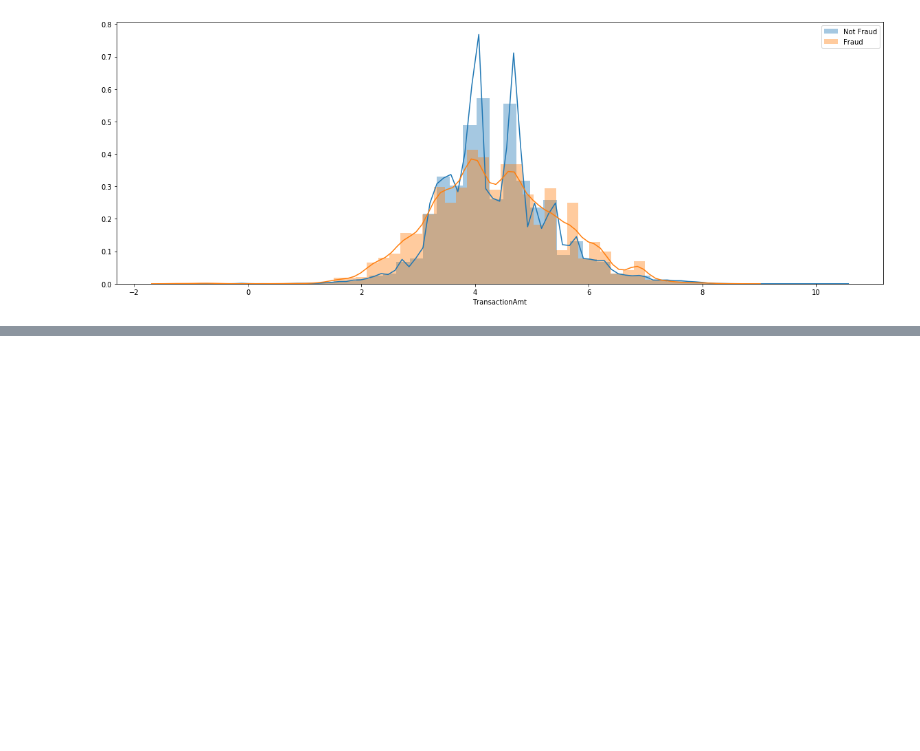
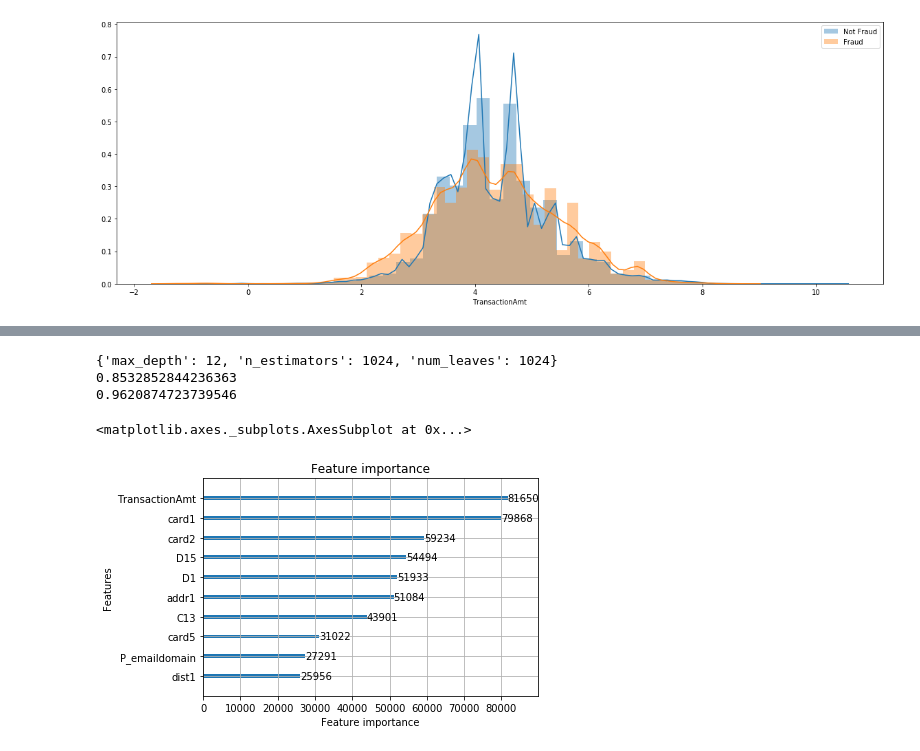
Before and after one commit to biggoron/kaggle-ieee-cis-fraud-detection, a Jupyter notebook: notebooks/learn_from_the_best.ipynb, the cells around one changed output, grey strips where cells are left out. Cells and saved outputs as stored; diff of their text form; code cells hidden in the pictures; blank space fills up the shorter version.

Commit message:
got 89% with all features, trained on train split, tested on val split, not greedy params

```diff
--- a/notebooks/learn_from_the_best.ipynb
+++ b/notebooks/learn_from_the_best.ipynb
@@ -210,3 +217,8 @@ test = test.drop('TransactionID', axis=1)
+# %%
+X_train = X[train_mask]
+X_val = X[val_mask]
+y_train = y[train_mask]
+y_val = y[val_mask]
 # %%
 lgb_params = {
                 'objective':'regression',
@@ -214,7 +226,7 @@ lgb_params = {
                 'metric':'auc',
                 'n_jobs':8,
                 'learning_rate':0.01,
-                'num_leaves': 2**8,
+                'num_leaves': 2**10,
                 'min_child_samples': 40,
                 'max_depth':12,
                 'tree_learner':'serial',
@@ -225,7 +237,16 @@ lgb_params = {
                 'reg_alpha':0.3,
                 'reg_lamdba':0.243
             }
+lgb_params_crossval = {
+                'num_leaves': [2**10],
+                'n_estimators':[2**10],
+                'max_depth':[12],
+            }
 model = lgb.LGBMClassifier(**lgb_params)
 # %%
 important_features = ['card1', 'addr1', 'card2', 'TransactionAmt', 'P_emaildomain', 'dist1', 'D15', 'D1', 'card5', 'C13']
+Xl_train = X_train[important_features]
+Xl_val = X_val[important_features]
 Xl = X[important_features]
+# %%
+best_parameters_val, score_val, score_train, model = CrossValLabo.optimize_hparams(model, lgb_params, lgb_params_crossval, Xl_train, y_train, Xl_val, y_val)
@@ -232,3 +260,16 @@ Xl = X[important_features]
+# %%
+print(best_parameters_val)
+print(score_val)
+print(score_train)
+# %% [output]
+{'max_depth': 12, 'n_estimators': 1024, 'num_leaves': 1024}
+0.8532852844236363
+0.9620874723739546
+# %%
+lgb.plot_importance(model)
+# %% [output]
+<matplotlib.axes._subplots.AxesSubplot at 0x...>
+[figure, added]
 # %%
 kf = StratifiedKFold(n_splits=5, shuffle=True, random_state=42)
 cv_score = []
```
Also changed, not shown: parts of 8 cells of this notebook, 2 other files.
